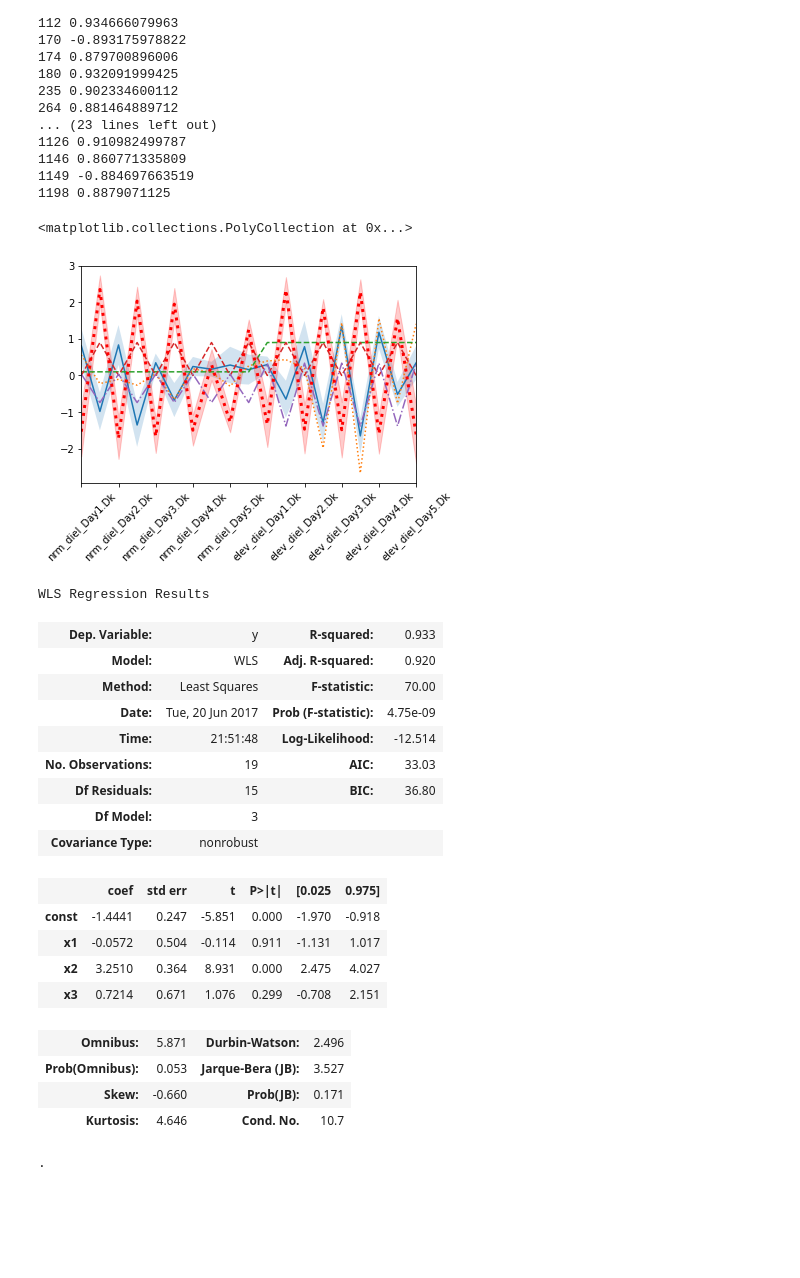
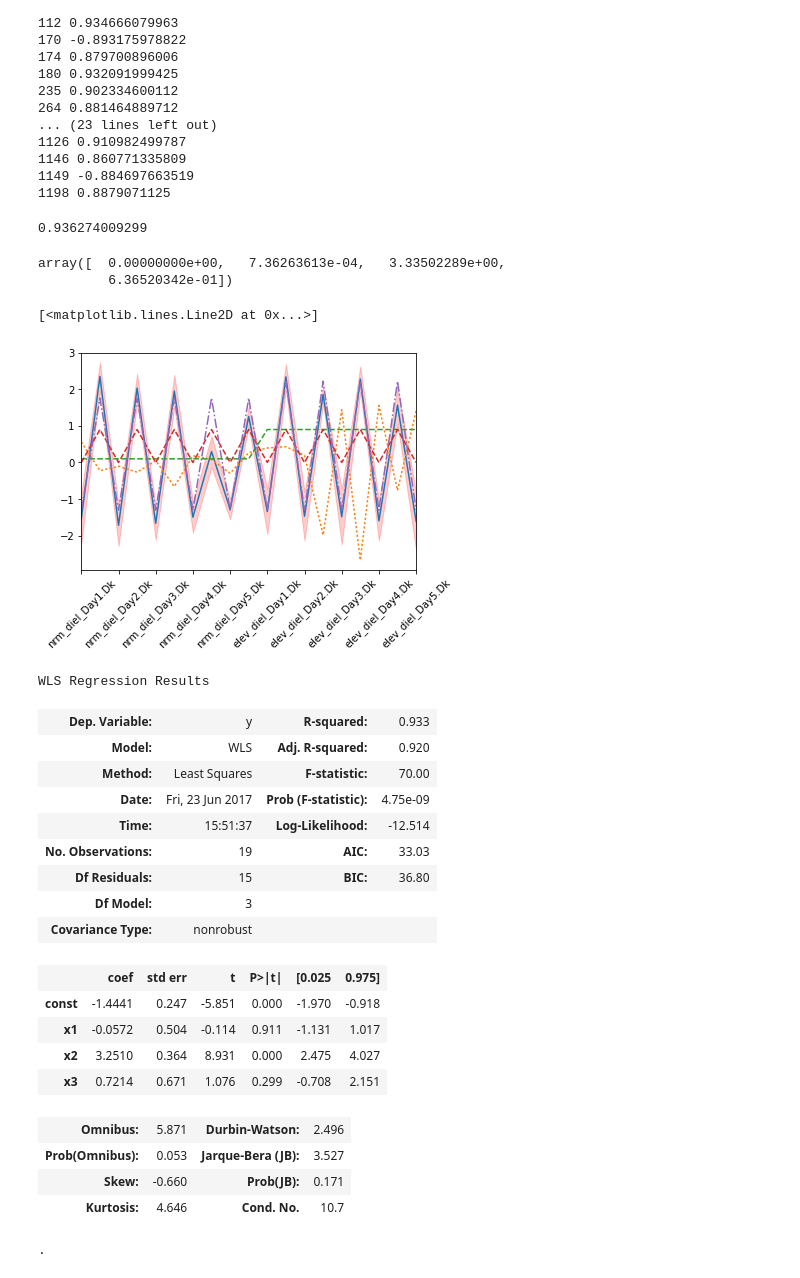
Before and after one commit to djreiss/diatoms, a Jupyter notebook: Untitled.ipynb, the cells around one changed output. Saved outputs shown, nothing was run; the diff lists cells and outputs as text; code cells hidden in the pictures; blank space fills up the shorter version.

Commit message:
Compress data; update one figure

```diff
--- a/Untitled.ipynb
+++ b/Untitled.ipynb
@@ -9,7 +10,7 @@ import matplotlib.pyplot as plt
 from IPython.display import set_matplotlib_formats
 set_matplotlib_formats('png', 'pdf')
 # %%
-r1 = pd.read_csv('tps.ISB.ratios.tab', sep=' ')
+r1 = pd.read_csv(gzip.GzipFile('tps.ISB.ratios.tab.gz', 'rb'), sep=' ')
 print(r1.shape)
 r1.head()
 # %% [output]
@@ -421,23 +422,33 @@ for lab in range(max(labels)):
 1146 0.860771335809
 1149 -0.884697663519
 1198 0.8879071125
+# %%
+mn1, err1 = get_cluster_profile(528)
+reg.fit(x.T, mn1, sample_weight=1/err1)
+print(reg.score(x.T, mn1, sample_weight=1/err1))  # R^2
+reg.coef_
+# %% [output]
+0.936274009299
+array([  0.00000000e+00,   7.36263613e-04,   3.33502289e+00,
+         6.36520342e-01])
 # %%
-ax = mn.plot() #yerr=err)
+ax = mn1.plot() #yerr=err)
 ax.set_xticklabels(ax.xaxis.get_majorticklabels(), rotation=45);
-ax.fill_between(range(len(mn)), mn-err, mn+err, alpha=0.2)
+ax.fill_between(range(len(mn1)), mn1-err1, mn1+err1, alpha=0.2, color='r')
 ax.plot(r1a.loc[the_gene, colnames[(isdark | islight)]].values, ls='dotted')
 ax.plot(co2[isdark | islight], ls='dashed')
 ax.plot(dark[isdark | islight], ls='dashed')
-ax.plot(reg.coef_[3] * (co2*dark)[isdark | islight] +
+ax.plot(-1.3 +
+        reg.coef_[3] * (co2*dark)[isdark | islight] +
         reg.coef_[1] * co2[isdark | islight] +
         reg.coef_[2] * dark[isdark | islight], ls='dashdot')
 
-mn1, err1 = get_cluster_profile(528)
-ax.plot(mn1.values, ls='dotted', lw=3, c='r')
-ax.fill_between(range(len(mn1)), mn1-err1, mn1+err1, alpha=0.2, color='r')
+#mn1, err1 = get_cluster_profile(528)
+#ax.plot(mn1.values, ls='dotted', lw=3, c='r')
+#ax.fill_between(range(len(mn1)), mn1-err1, mn1+err1, alpha=0.2, color='r')
 # %% [output]
-<matplotlib.collections.PolyCollection at 0x...>
+[<matplotlib.lines.Line2D at 0x...>]
-[figure, old version]
+[figure, new version]
 # %%
 results = sm.WLS(mn1, x.T, weights=1/err1**2.).fit()
 results.summary()
@@ -446,8 +457,8 @@ WLS Regression Results
 | Dep. Variable: | y | R-squared: | 0.933 |
 | Model: | WLS | Adj. R-squared: | 0.920 |
 | Method: | Least Squares | F-statistic: | 70.00 |
-| Date: | Tue, 20 Jun 2017 | Prob (F-statistic): | 4.75e-09 |
-| Time: | 21:51:48 | Log-Likelihood: | -12.514 |
+| Date: | Fri, 23 Jun 2017 | Prob (F-statistic): | 4.75e-09 |
+| Time: | 15:51:37 | Log-Likelihood: | -12.514 |
 | No. Observations: | 19 | AIC: | 33.03 |
 | Df Residuals: | 15 | BIC: | 36.80 |
 | Df Model: | 3 |  |  |
```
Also changed, not shown: parts of 11 cells of this notebook, 2 other files.
